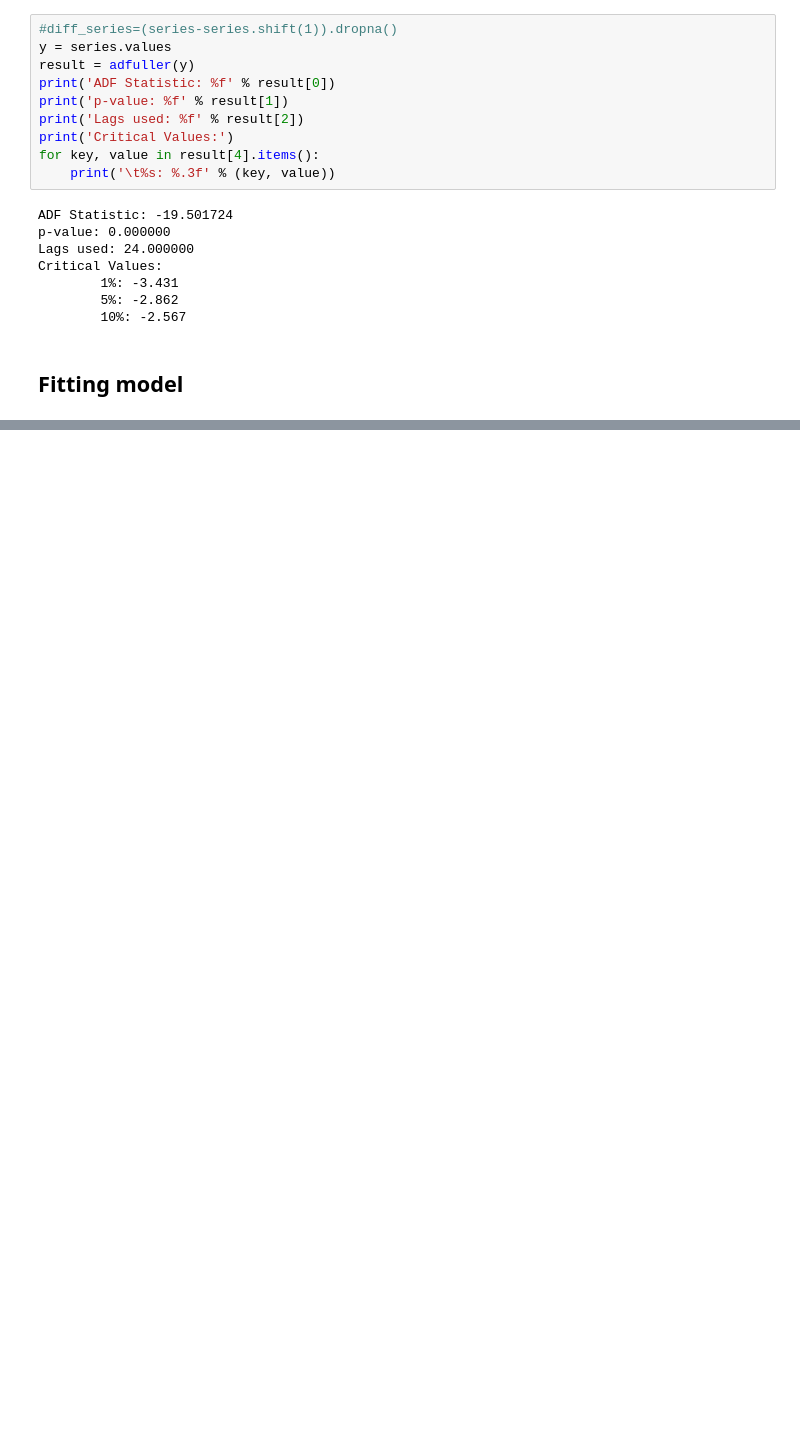
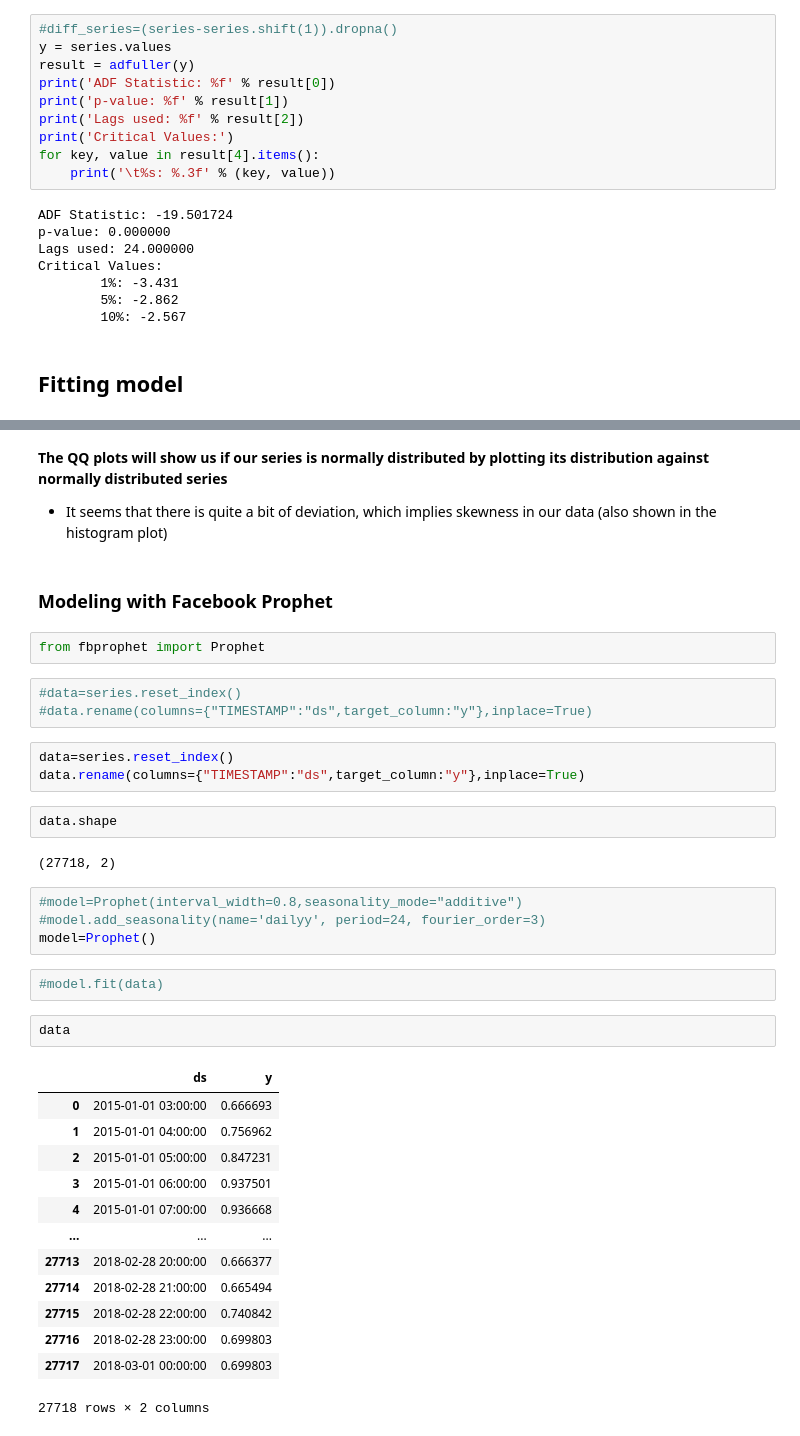
Before and after one commit to YasminaKerkeb/wind-energy-forecasting, a Jupyter notebook: Stage3.ipynb, the cells around one changed output, grey strips where cells are left out. Cells and saved outputs as stored; diff of their text form; blank space fills up the shorter version.

```diff
--- a/Stage3.ipynb
+++ b/Stage3.ipynb
@@ -254,0 +242,39 @@ mdl.plot_diagnostics(figsize=(15, 12))
+# %% [markdown]
+**The QQ plots will show us if our series is normally distributed by plotting its distribution against normally distributed series**
+* It seems that there is quite a bit of deviation, which implies skewness in our data (also shown in the histogram plot)
+# %% [markdown]
+### Modeling with Facebook Prophet
+# %%
+from fbprophet import Prophet
+# %%
+#data=series.reset_index()
+#data.rename(columns={"TIMESTAMP":"ds",target_column:"y"},inplace=True)
+# %%
+data=series.reset_index()
+data.rename(columns={"TIMESTAMP":"ds",target_column:"y"},inplace=True)
+# %%
+data.shape
+# %% [output]
+(27718, 2)
+# %%
+#model=Prophet(interval_width=0.8,seasonality_mode="additive")
+#model.add_seasonality(name='dailyy', period=24, fourier_order=3)
+model=Prophet()
+# %%
+#model.fit(data)
+# %%
+data
+# %% [output]
+|  | ds | y |
+| 0 | 2015-01-01 03:00:00 | 0.666693 |
+| 1 | 2015-01-01 04:00:00 | 0.756962 |
+| 2 | 2015-01-01 05:00:00 | 0.847231 |
+| 3 | 2015-01-01 06:00:00 | 0.937501 |
+| 4 | 2015-01-01 07:00:00 | 0.936668 |
+| ... | ... | ... |
+| 27713 | 2018-02-28 20:00:00 | 0.666377 |
+| 27714 | 2018-02-28 21:00:00 | 0.665494 |
+| 27715 | 2018-02-28 22:00:00 | 0.740842 |
+| 27716 | 2018-02-28 23:00:00 | 0.699803 |
+| 27717 | 2018-03-01 00:00:00 | 0.699803 |
+27718 rows × 2 columns
```
Also changed, not shown: parts of 10 cells of this notebook, 9 other files.
